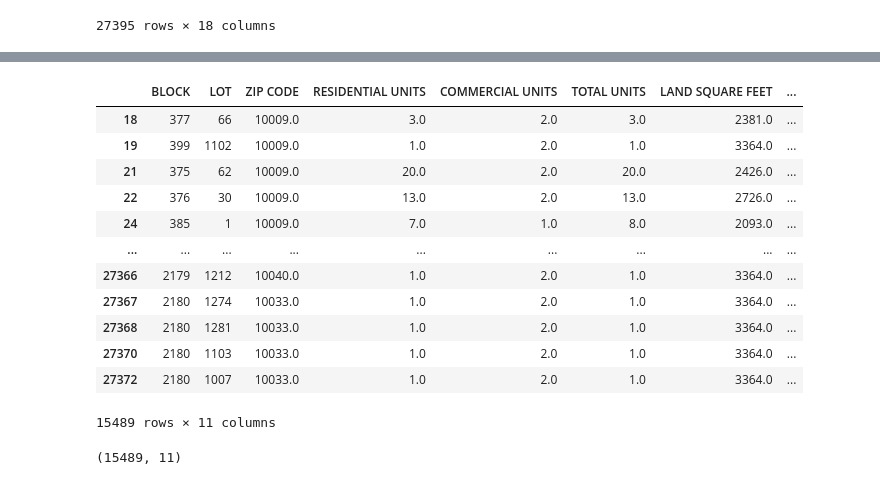
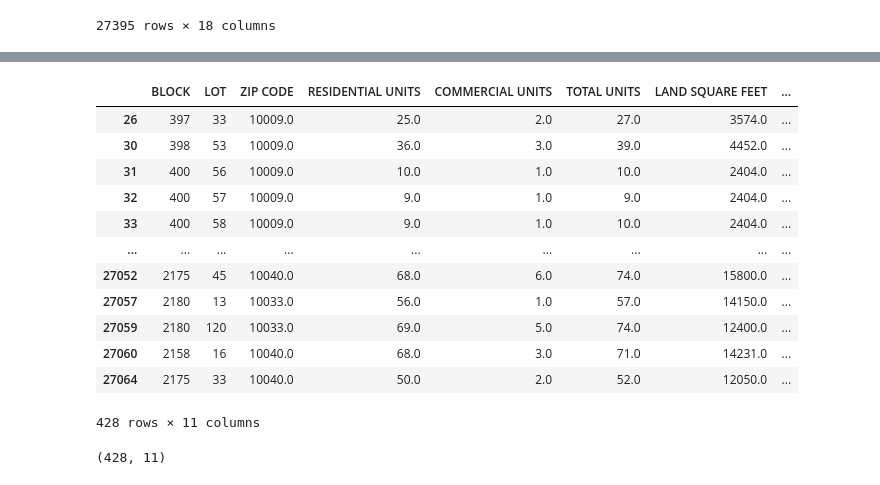
Before and after one commit to drt15Lei/BDAPA-project, a Jupyter notebook: Merged_code.ipynb, the cells around one changed output, grey strips where cells are left out. Drawn from its saved outputs; the diff is of its cells as text; code cells hidden in the pictures.

```diff
--- a/Merged_code.ipynb
+++ b/Merged_code.ipynb
@@ -122,12 +124,15 @@ df.drop_duplicates(inplace=True)
 ##Drop NAN
 # %%
 imputed_columns = ['RESIDENTIAL UNITS', 'COMMERCIAL UNITS', 'TOTAL UNITS', 'LAND SQUARE FEET', 'GROSS SQUARE FEET', 'YEAR BUILT']
+imputed_df = df.copy()
 
 for column in imputed_columns:
-    df[column].fillna(df[column].median(), inplace = True)
-
+    imputed_df[column].fillna(imputed_df[column].median(), inplace = True)
 
 df = df.dropna()
+imputed_df["SALE PRICE"] = imputed_df["SALE PRICE"].interpolate(method='polynomial', order=2)
+imputed_df = imputed_df.dropna()
+
 df
 # %% [output]
 |  | NEIGHBORHOOD | BUILDING CLASS CATEGORY | TAX CLASS AT PRESENT | BLOCK | LOT | BUILDING CLASS AT PRESENT | ... |
@@ -146,35 +151,38 @@ df
 # %%
 ##Removing outliers
 #This is Ella's code, this may be worth looking at
 df = df.select_dtypes(include = ['int','float'])
+imputed_df = imputed_df.select_dtypes(include = ['int','float'])
+
 def removing_outliers (df, threshold):
     num_df = df.select_dtypes(include = ['int','float'])
     z = np.abs((num_df - num_df.mean()) / num_df.std())  ## calclulating the z score for numerical columns in the dataframe
     outliers = df[(z > threshold).any(axis=1)]  ## outliers identified in the datframe
 
 
     return df[(z <= threshold).all (axis =1)]    ## returns a df with the removal of outliers from the dataframe
 df = removing_outliers (df, 3)
+imputed_df = removing_outliers(imputed_df, 3)
 df
 # %% [output]
 |  | BLOCK | LOT | ZIP CODE | RESIDENTIAL UNITS | COMMERCIAL UNITS | TOTAL UNITS | LAND SQUARE FEET | ... |
-| 18 | 377 | 66 | 10009.0 | 3.0 | 2.0 | 3.0 | 2381.0 | ... |
-| 19 | 399 | 1102 | 10009.0 | 1.0 | 2.0 | 1.0 | 3364.0 | ... |
-| 21 | 375 | 62 | 10009.0 | 20.0 | 2.0 | 20.0 | 2426.0 | ... |
-| 22 | 376 | 30 | 10009.0 | 13.0 | 2.0 | 13.0 | 2726.0 | ... |
-| 24 | 385 | 1 | 10009.0 | 7.0 | 1.0 | 8.0 | 2093.0 | ... |
+| 26 | 397 | 33 | 10009.0 | 25.0 | 2.0 | 27.0 | 3574.0 | ... |
+| 30 | 398 | 53 | 10009.0 | 36.0 | 3.0 | 39.0 | 4452.0 | ... |
+| 31 | 400 | 56 | 10009.0 | 10.0 | 1.0 | 10.0 | 2404.0 | ... |
+| 32 | 400 | 57 | 10009.0 | 9.0 | 1.0 | 9.0 | 2404.0 | ... |
+| 33 | 400 | 58 | 10009.0 | 9.0 | 1.0 | 10.0 | 2404.0 | ... |
 | ... | ... | ... | ... | ... | ... | ... | ... | ... |
-| 27366 | 2179 | 1212 | 10040.0 | 1.0 | 2.0 | 1.0 | 3364.0 | ... |
-| 27367 | 2180 | 1274 | 10033.0 | 1.0 | 2.0 | 1.0 | 3364.0 | ... |
-| 27368 | 2180 | 1281 | 10033.0 | 1.0 | 2.0 | 1.0 | 3364.0 | ... |
-| 27370 | 2180 | 1103 | 10033.0 | 1.0 | 2.0 | 1.0 | 3364.0 | ... |
-| 27372 | 2180 | 1007 | 10033.0 | 1.0 | 2.0 | 1.0 | 3364.0 | ... |
+| 27052 | 2175 | 45 | 10040.0 | 68.0 | 6.0 | 74.0 | 15800.0 | ... |
+| 27057 | 2180 | 13 | 10033.0 | 56.0 | 1.0 | 57.0 | 14150.0 | ... |
+| 27059 | 2180 | 120 | 10033.0 | 69.0 | 5.0 | 74.0 | 12400.0 | ... |
+| 27060 | 2158 | 16 | 10040.0 | 68.0 | 3.0 | 71.0 | 14231.0 | ... |
+| 27064 | 2175 | 33 | 10040.0 | 50.0 | 2.0 | 52.0 | 12050.0 | ... |
-15489 rows × 11 columns
+428 rows × 11 columns
 # %%
 ##Show the shape of the resulting dataframe
 df.shape
 # %% [output]
-(15489, 11)
+(428, 11)
 # %%
 ##Consider the log of the prices and normalise the data.
 df["LOG PRICE"] = np.log(df["SALE PRICE"])
```
Also changed, not shown: parts of 7 cells of this notebook.
